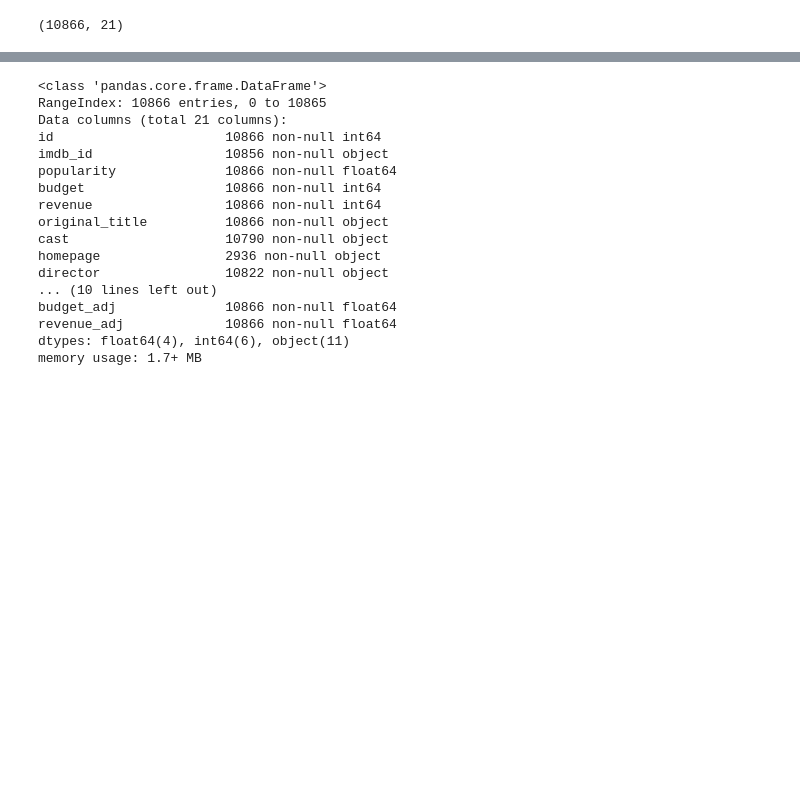
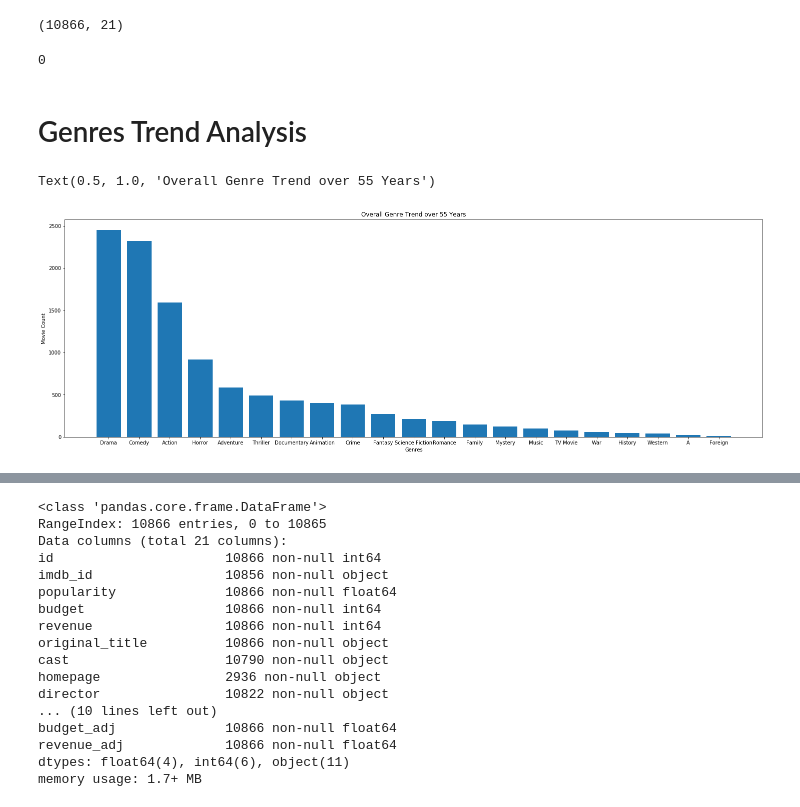
Before and after one commit to asim-noor/data-exploration, a Jupyter notebook: Project 2 DAND.ipynb, the cells around one changed output, grey strips where cells are left out. Saved outputs shown, nothing was run; the diff lists cells and outputs as text; code cells hidden in the pictures; blank space fills up the shorter version.

Commit message:
Genres Trend over the Years plotted

```diff
--- a/Project 2 DAND.ipynb
+++ b/Project 2 DAND.ipynb
@@ -8,3 +8,22 @@ df_movies = pd.read_csv("tmdb-movies.csv")
 df_movies.shape
 # %% [output]
 (10866, 21)
+# %%
+sum(df_movies['genres'].isnull())
+# %% [output]
+0
+# %%
+genre = df_movies['genres'].str.split('|').apply(pd.Series)
+genre.rename(columns =lambda x: 'genre_' +str(x), inplace=True)
+dfx = pd.concat([df_movies,genre], axis=1, sort=False)
+# %% [markdown]
+# Genres Trend Analysis
+# %%
+plt.figure(figsize=(25, 8))
+plt.bar(dfx.groupby('genre_0').count()['id'].sort_values(ascending=False).index, dfx.groupby('genre_0').count()['id'].sort_values(ascending=False) )
+plt.ylabel('Movie Count')
+plt.xlabel('Genres')
+plt.title('Overall Genre Trend over 55 Years')
+# %% [output]
+Text(0.5, 1.0, 'Overall Genre Trend over 55 Years')
+[figure, added]
```
Also changed, not shown: parts of 17 cells of this notebook.
